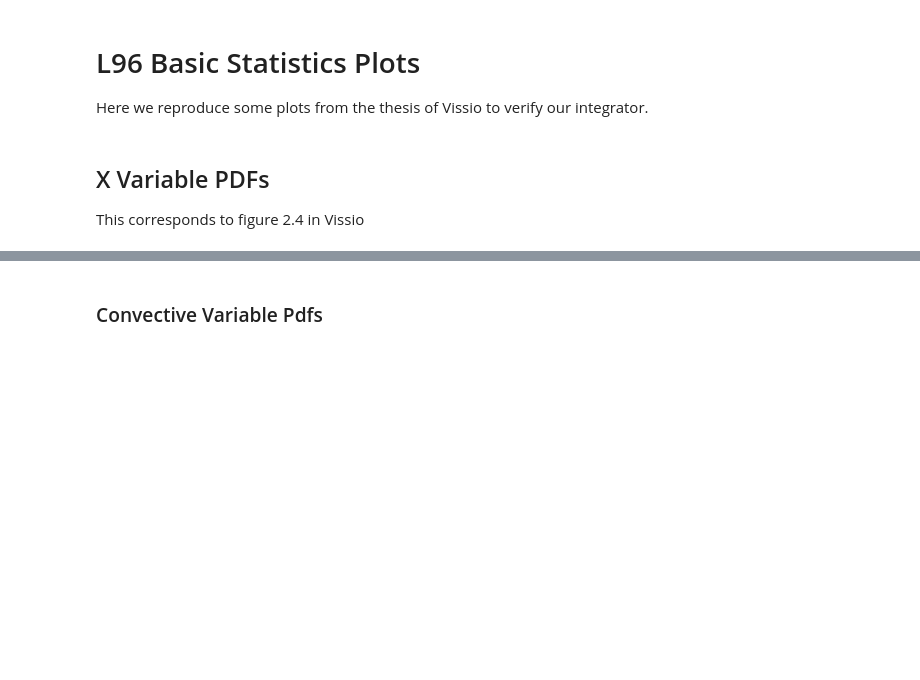
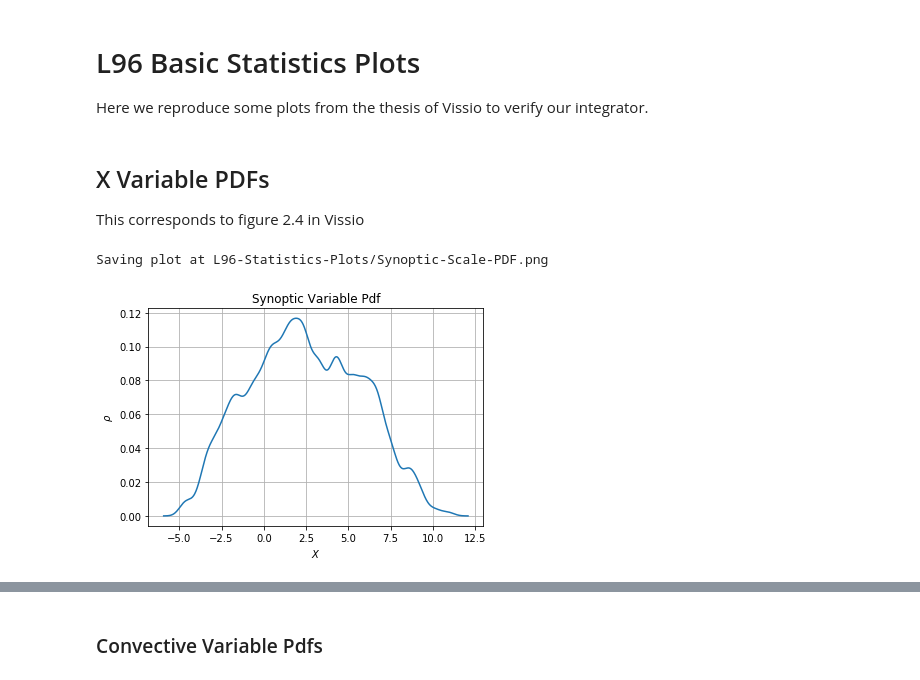
Before and after one commit to CalvinNesbitt/Lorenz-96-Two-Layer, a Jupyter notebook: L96-Carlu-Integrator.ipynb, the cells around one changed output, grey strips where cells are left out. Saved outputs shown, nothing was run; the diff lists cells and outputs as text; code cells hidden in the pictures; blank space fills up the shorter version.

```diff
--- a/L96-Carlu-Integrator.ipynb
+++ b/L96-Carlu-Integrator.ipynb
@@ -278,6 +281,14 @@ def kde_pdf(samples, title, xlabel=''):
 # %%
 data = looker.observations
 Xs = [data.X.sel(K = i) for i in np.arange(1, 10)]
+# %%
+# Plot to save
+X = data.X.sel(K = 18)
+directory = 'L96-Statistics-Plots'
+kde_pdf(X.values, 'Synoptic Variable Pdf', xlabel = '$X$', save = directory + '/Synoptic-Scale-PDF.png')
+# %% [output]
+Saving plot at L96-Statistics-Plots/Synoptic-Scale-PDF.png
+[figure, added]
 # %%
 for X in Xs:
     index = X.K.item()
```
Also changed, not shown: parts of 14 cells of this notebook, 9 other files.
